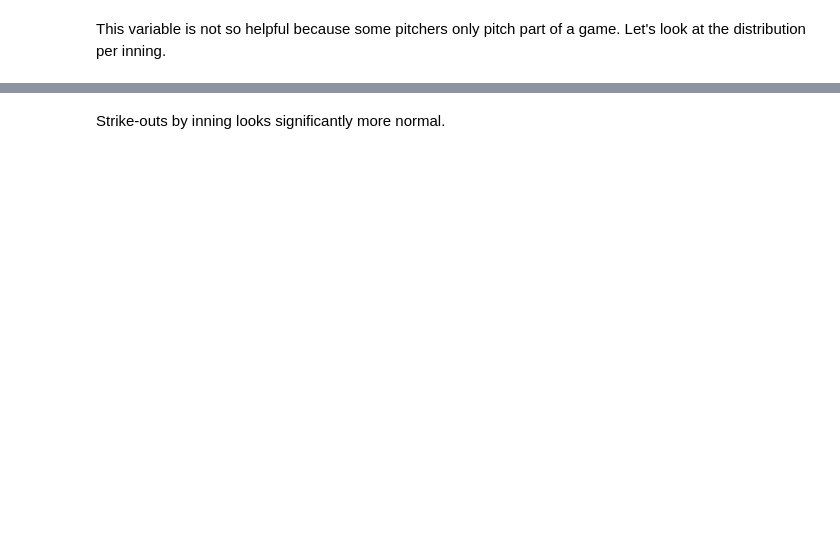
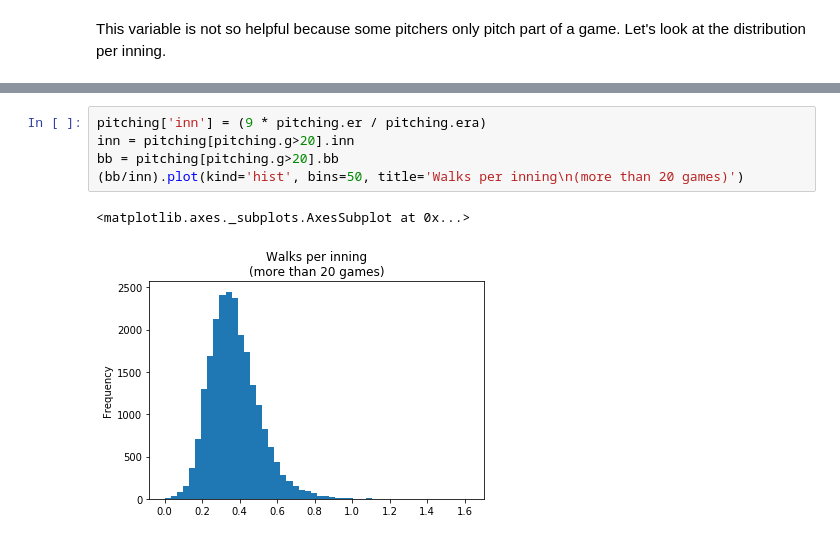
Before and after one commit to jnelson16/springboard-capstone, a Jupyter notebook: eda-stats.ipynb, the cells around one changed output, grey strips where cells are left out. Saved outputs shown, nothing was run; the diff lists cells and outputs as text; blank space fills up the shorter version.

```diff
--- a/eda-stats.ipynb
+++ b/eda-stats.ipynb
@@ -90,5 +85,11 @@ so = pitching[pitching.g>20].so
-# %% [markdown]
-Strike-outs by inning looks significantly more normal.
+# %%
+pitching['inn'] = (9 * pitching.er / pitching.era)
+inn = pitching[pitching.g>20].inn
+bb = pitching[pitching.g>20].bb
+(bb/inn).plot(kind='hist', bins=50, title='Walks per inning\n(more than 20 games)')
+# %% [output]
+<matplotlib.axes._subplots.AxesSubplot at 0x...>
+[figure, added]
 # %%
 pitching[pitching.g>20].era.plot(kind='hist', bins=50, title='Earned run average per season\n(more than 20 games)')
 # %% [output]
```
Also changed, not shown: parts of 45 cells of this notebook, 4 other files.
